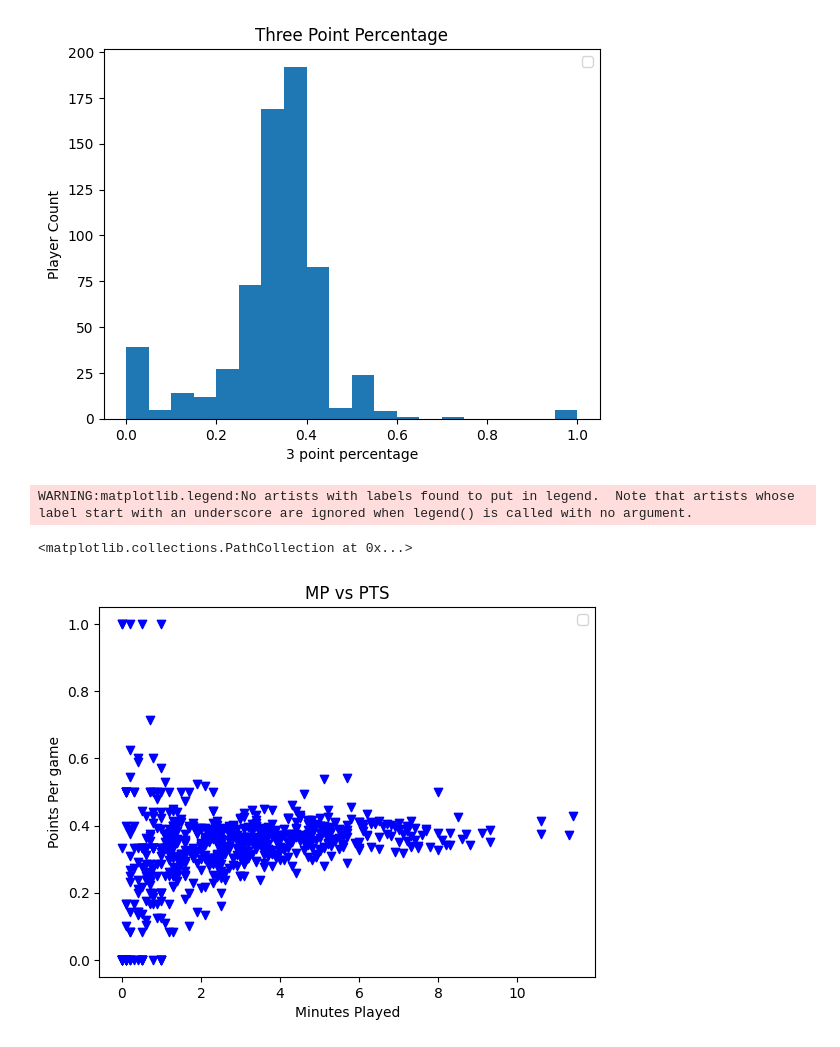
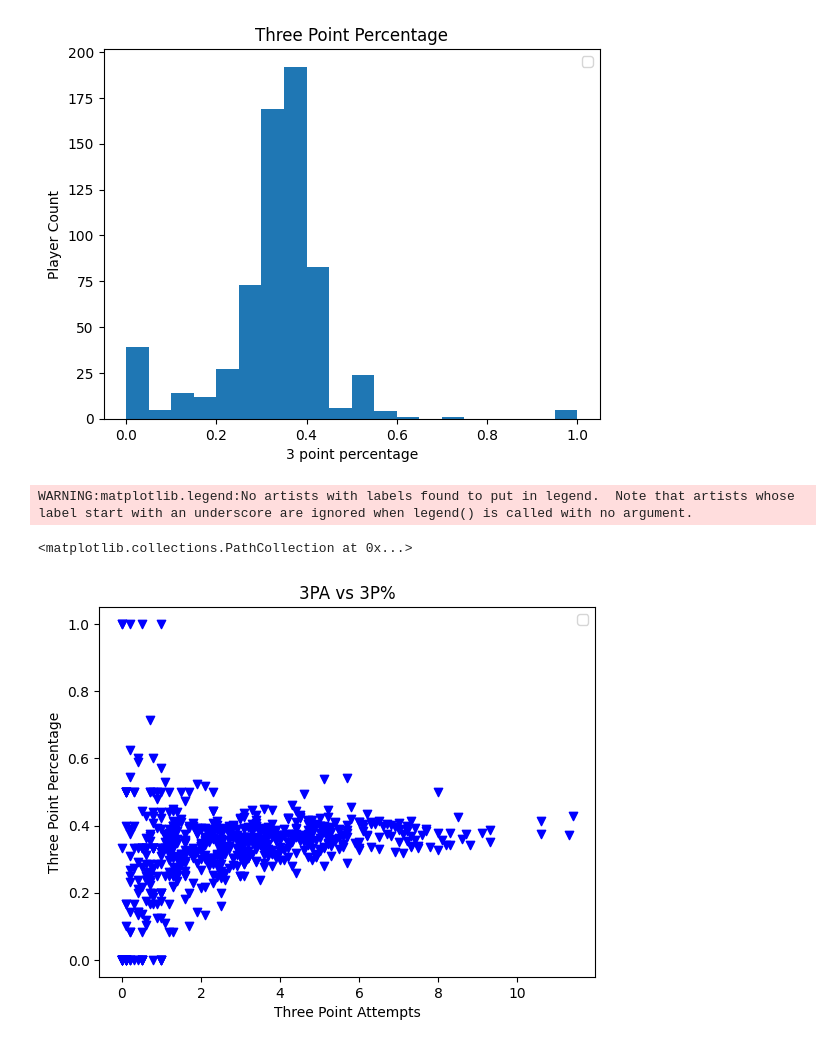
Before and after one commit to DaltonWise/Homework, a Jupyter notebook: Untitled11.ipynb, the cells around one changed output. Drawn from its saved outputs; the diff is of its cells as text; code cells hidden in the pictures.

```diff
--- a/Untitled11.ipynb
+++ b/Untitled11.ipynb
@@ -76,16 +76,16 @@ WARNING:matplotlib.legend:No artists with labels found to put in legend.  Note t
 # %%
 #Showing a scatterplot for minutes played vs points per game.
 x = data['3PA']
 y = data['3P%']
-plt.xlabel("Minutes Played")
-plt.ylabel("Points Per game")
-plt.title("MP vs PTS")
+plt.xlabel("Three Point Attempts")
+plt.ylabel("Three Point Percentage")
+plt.title("3PA vs 3P%")
 plt.legend()
 plt.scatter(x, y, marker='v', color='b')
 # %% [output]
 WARNING:matplotlib.legend:No artists with labels found to put in legend.  Note that artists whose label start with an underscore are ignored when legend() is called with no argument.
 <matplotlib.collections.PathCollection at 0x...>
-[figure, old version]
+[figure, new version]
 # %%
 x = data['MP']
 y = data['PTS']
```
Also changed, not shown: parts of 1 cell of this notebook.
